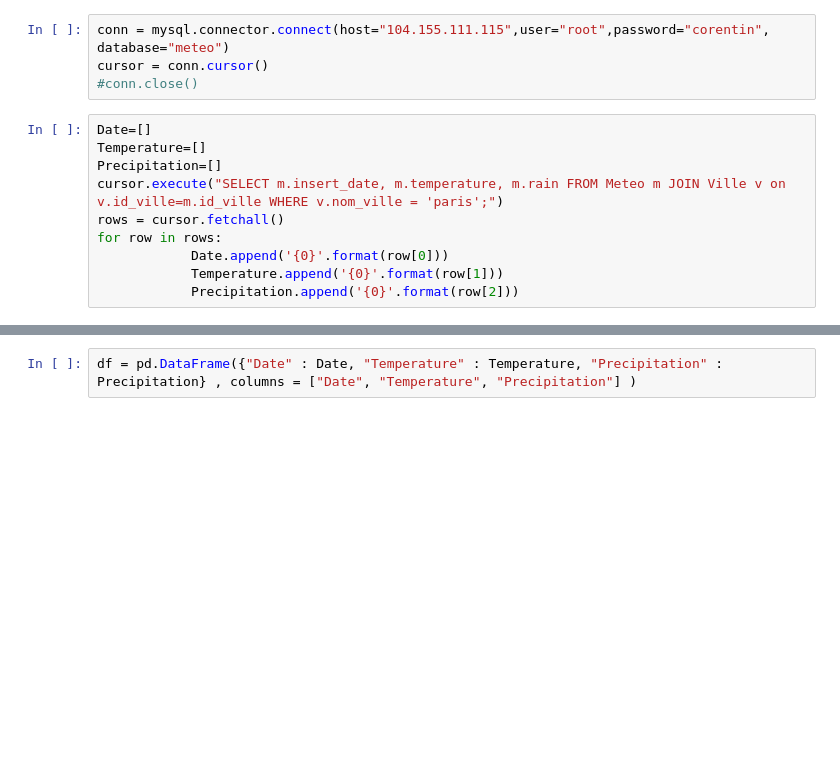
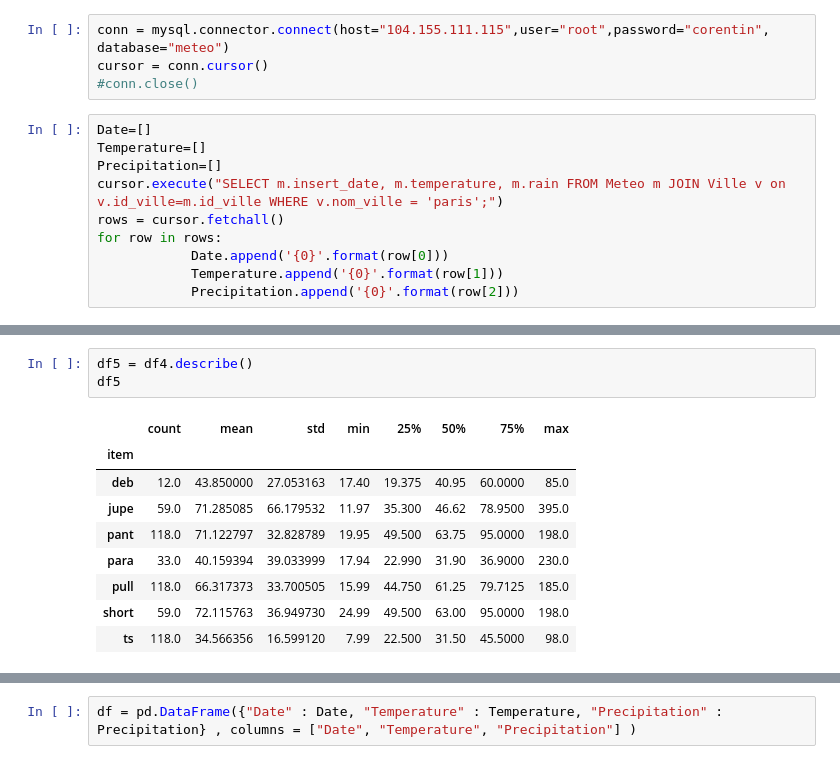
Before and after one commit to Cocorico84/Chef-d-oeuvre, a Jupyter notebook: Untitled.ipynb, the cells around one changed output, grey strips where cells are left out. Saved outputs shown, nothing was run; the diff lists cells and outputs as text; blank space fills up the shorter version.

```diff
--- a/Untitled.ipynb
+++ b/Untitled.ipynb
@@ -19,0 +81,13 @@ for row in rows:
+# %%
+df5 = df4.describe()
+df5
+# %% [output]
+|  | count | mean | std | min | 25% | 50% | 75% | max |
+| item |  |  |  |  |  |  |  |  |
+| deb | 12.0 | 43.850000 | 27.053163 | 17.40 | 19.375 | 40.95 | 60.0000 | 85.0 |
+| jupe | 59.0 | 71.285085 | 66.179532 | 11.97 | 35.300 | 46.62 | 78.9500 | 395.0 |
+| pant | 118.0 | 71.122797 | 32.828789 | 19.95 | 49.500 | 63.75 | 95.0000 | 198.0 |
+| para | 33.0 | 40.159394 | 39.033999 | 17.94 | 22.990 | 31.90 | 36.9000 | 230.0 |
+| pull | 118.0 | 66.317373 | 33.700505 | 15.99 | 44.750 | 61.25 | 79.7125 | 185.0 |
+| short | 59.0 | 72.115763 | 36.949730 | 24.99 | 49.500 | 63.00 | 95.0000 | 198.0 |
+| ts | 118.0 | 34.566356 | 16.599120 | 7.99 | 22.500 | 31.50 | 45.5000 | 98.0 |
```
Also changed, not shown: parts of 15 cells of this notebook, 7 other files.
